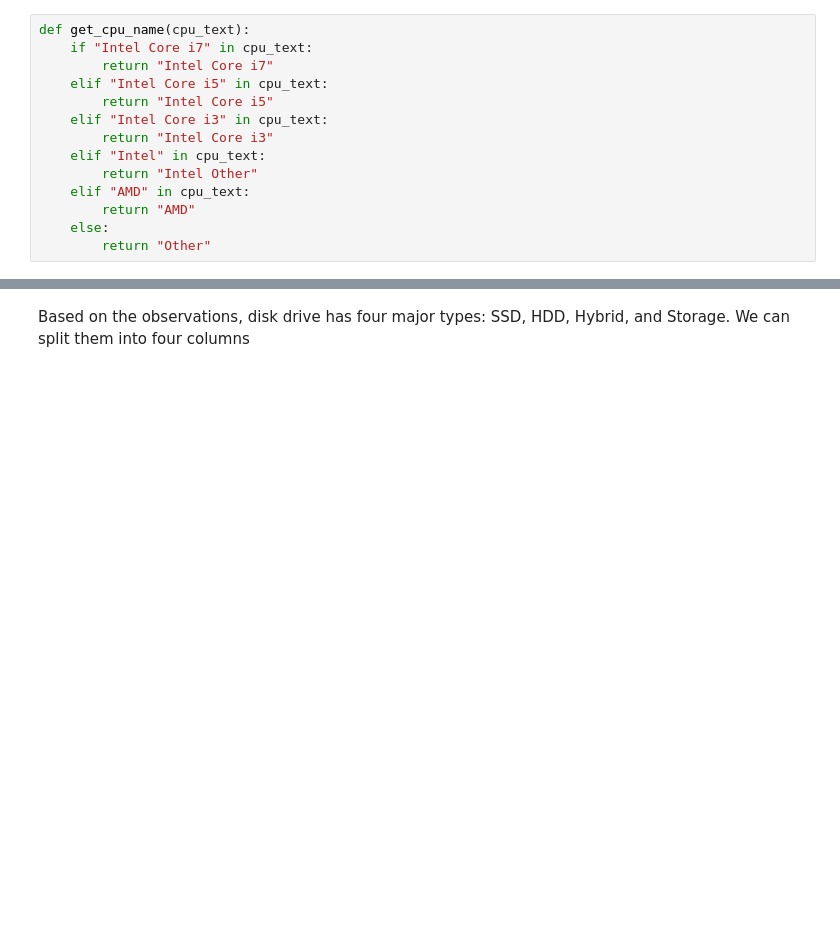
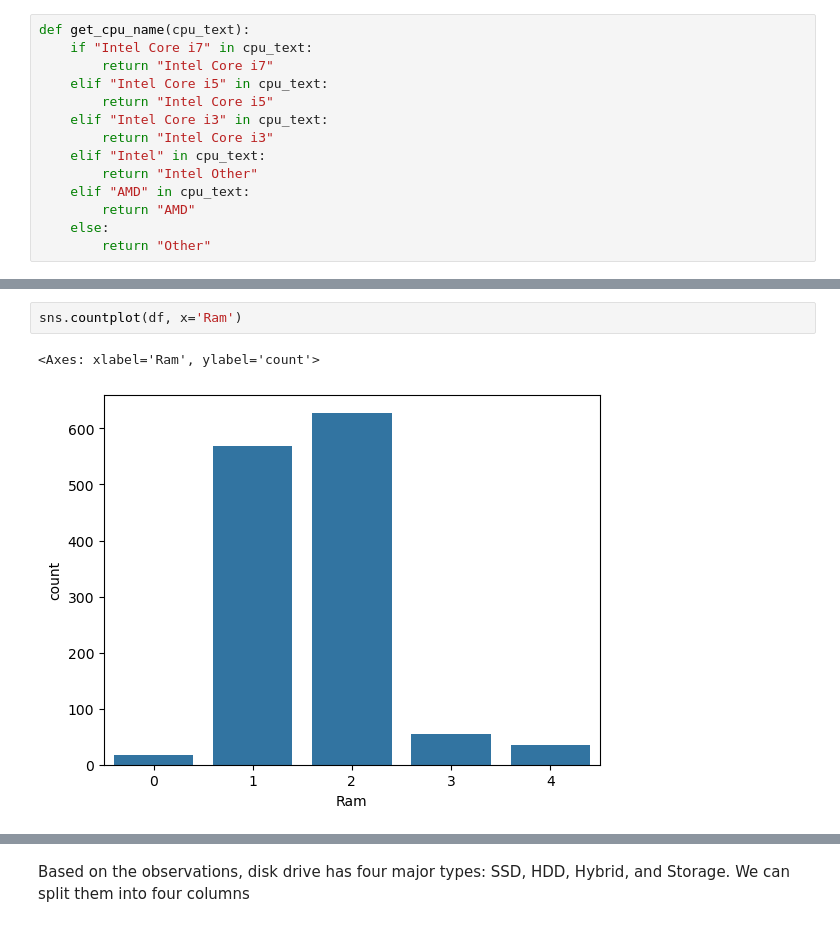
Before and after one commit to charles001203/laptop-price-prediction, a Jupyter notebook: Laptop Price Prediction.ipynb, the cells around one changed output, grey strips where cells are left out. Drawn from its saved outputs; the diff is of its cells as text; blank space fills up the shorter version.

```diff
--- a/Laptop Price Prediction.ipynb
+++ b/Laptop Price Prediction.ipynb
@@ -198,0 +585,5 @@ df.head()
+# %%
+sns.countplot(df, x='Ram')
+# %% [output]
+<Axes: xlabel='Ram', ylabel='count'>
+[figure, added]
```
Also changed, not shown: parts of 108 cells of this notebook, 1 other file.
